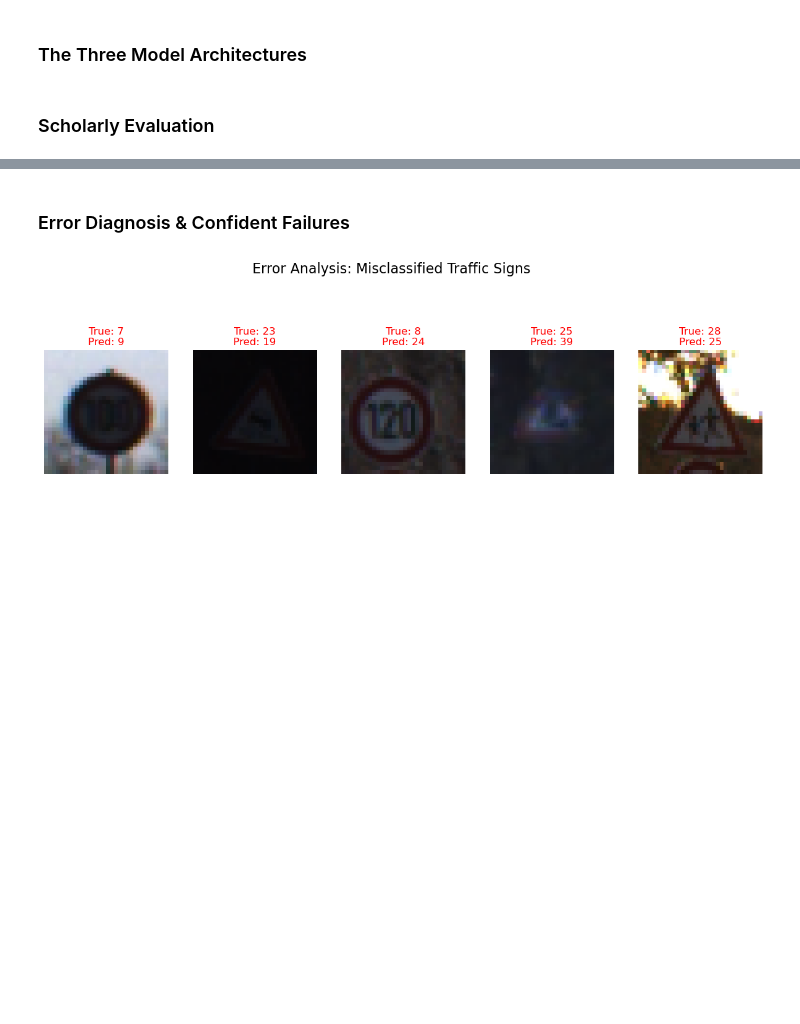
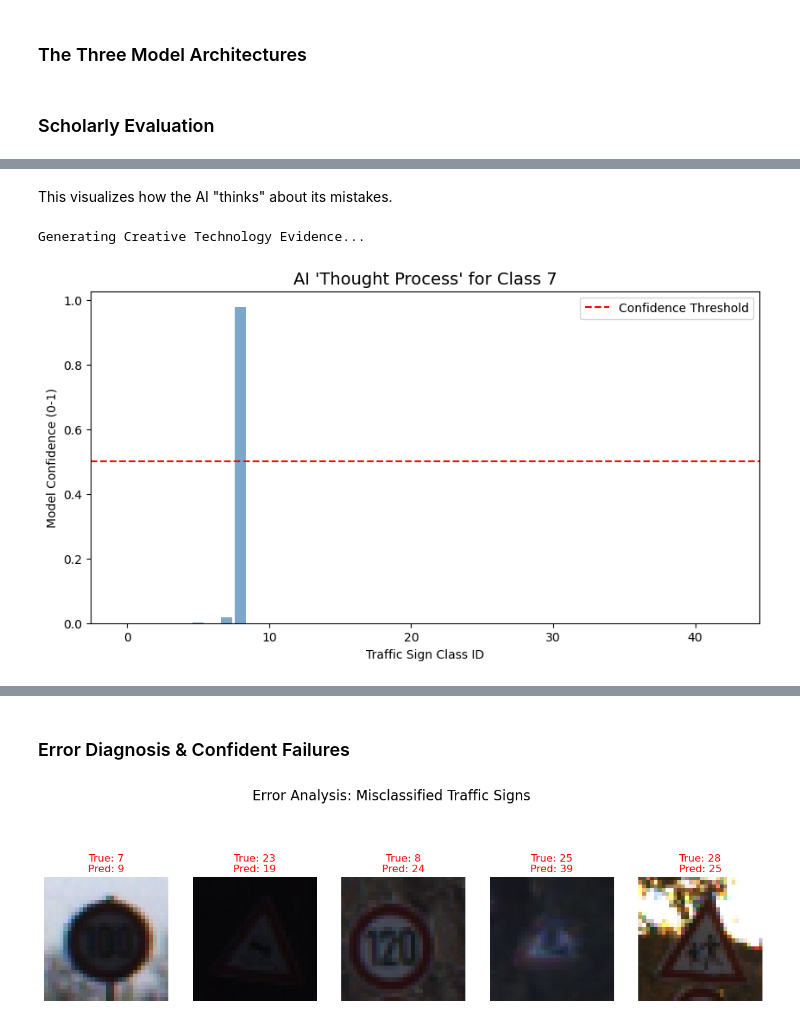
Before and after one commit to shawn01-kubo/DS-6050-Final-Project, a Jupyter notebook: Final project.ipynb, the cells around one changed output, grey strips where cells are left out. Saved outputs shown, nothing was run; the diff lists cells and outputs as text; code cells hidden in the pictures; blank space fills up the shorter version.

```diff
--- a/Final project.ipynb
+++ b/Final project.ipynb
@@ -403,0 +571,26 @@ Evaluating Ablation Model...
+# %% [markdown]
+This visualizes how the AI "thinks" about its mistakes.
+# %%
+def plot_confidence_analysis(model, ds):
+    for images, labels in ds.take(1):
+        preds = model.predict(images, verbose=0)
+        # Find an error to analyze
+        error_idx = np.where(np.argmax(preds, axis=1) != labels.numpy())[0][0]
+
+        plt.figure(figsize=(10, 5))
+
+        # Plot the probabilities for all 43 classes
+        plt.bar(range(43), preds[error_idx], color='steelblue', alpha=0.7)
+        plt.axhline(y=0.5, color='r', linestyle='--', label='Confidence Threshold')
+
+        plt.title(f"AI 'Thought Process' for Class {labels.numpy()[error_idx]}", fontsize=14)
+        plt.xlabel("Traffic Sign Class ID")
+        plt.ylabel("Model Confidence (0-1)")
+        plt.legend()
+        plt.show()
+
+print("Generating Creative Technology Evidence...")
+plot_confidence_analysis(primary_model, test_ds)
+# %% [output]
+Generating Creative Technology Evidence...
+[figure, added]
```
Also changed, not shown: parts of 22 cells of this notebook, 1 other file.
